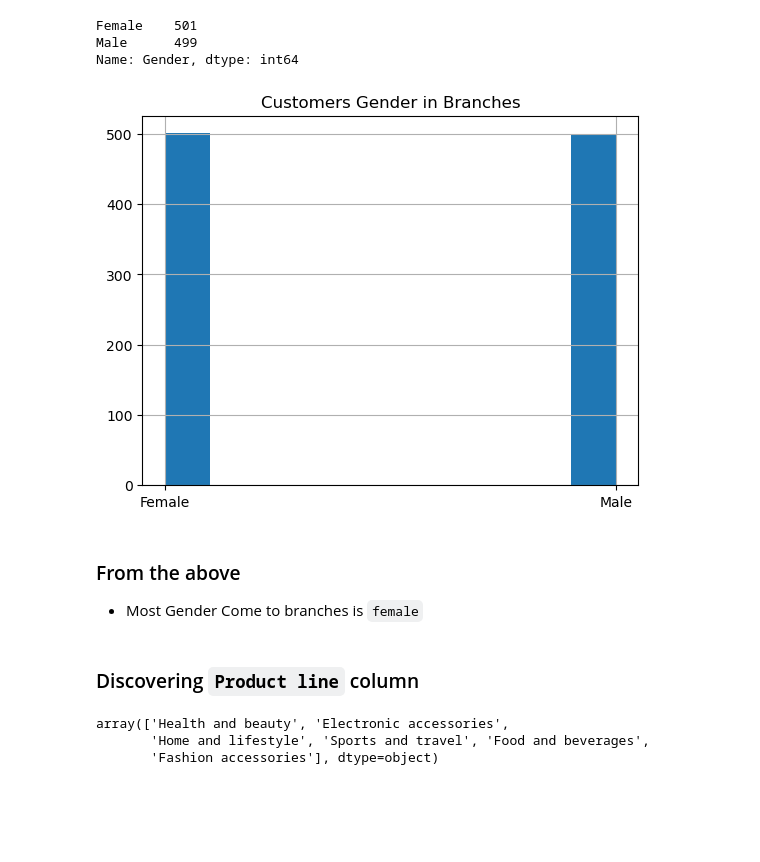
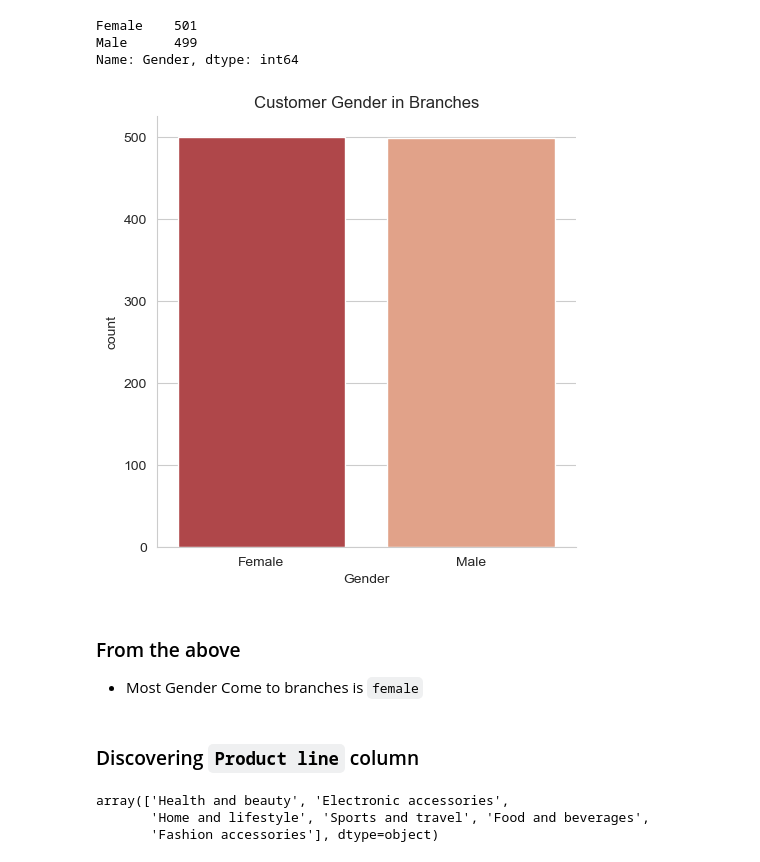
Before and after one commit to Ahmedabbas75/Super_Market-Analysis-Task, a Jupyter notebook: Analysis-Code.ipynb, the cells around one changed output. Drawn from its saved outputs; the diff is of its cells as text; code cells hidden in the pictures; blank space fills up the shorter version.

```diff
--- a/Analysis-Code.ipynb
+++ b/Analysis-Code.ipynb
@@ -117,3 +110,7 @@ data["Date"]
 998   2019-02-22
 999   2019-02-18
 Name: Date, Length: 1000, dtype: datetime64[ns]
+# %%
+# add new column Month
+
+data["Month"] = data["Date"].dt.month_name()
@@ -123,6 +135,11 @@ Name: Date, Length: 1000, dtype: datetime64[ns]
 data.drop(columns = "Invoice ID", inplace = True)
 # %% [markdown]
 ## Univariate Analysis
+# %%
+# set style of visualization
+
+sns.set_style("whitegrid")
+sns.set_palette("RdBu")
 # %% [markdown]
 ### Discovering `Branch` column
 # %%
@@ -196,17 +219,20 @@ Female    501
 Male      499
 Name: Gender, dtype: int64
 # %%
-data["Gender"].hist()
-plt.title("Customers Gender in Branches")
+# visualized Gender column
+
+# 1- create count plot
+sns.catplot(x = "Gender", data = data, kind = "count", order = data.Gender.value_counts().index)
+plt.title("Customer Gender in Branches")
 plt.show()
 # %% [output]
-[figure, old version]
+[figure, new version]
 # %% [markdown]
 ### From the above
 
 - Most Gender Come to branches is `female`
-# %% [markdown]
-### Discovering `Product line` column
+# %% [markdown]
+### Discovering `Product line` column
 # %%
 # show unique values
 
```
Also changed, not shown: parts of 48 cells of this notebook.
